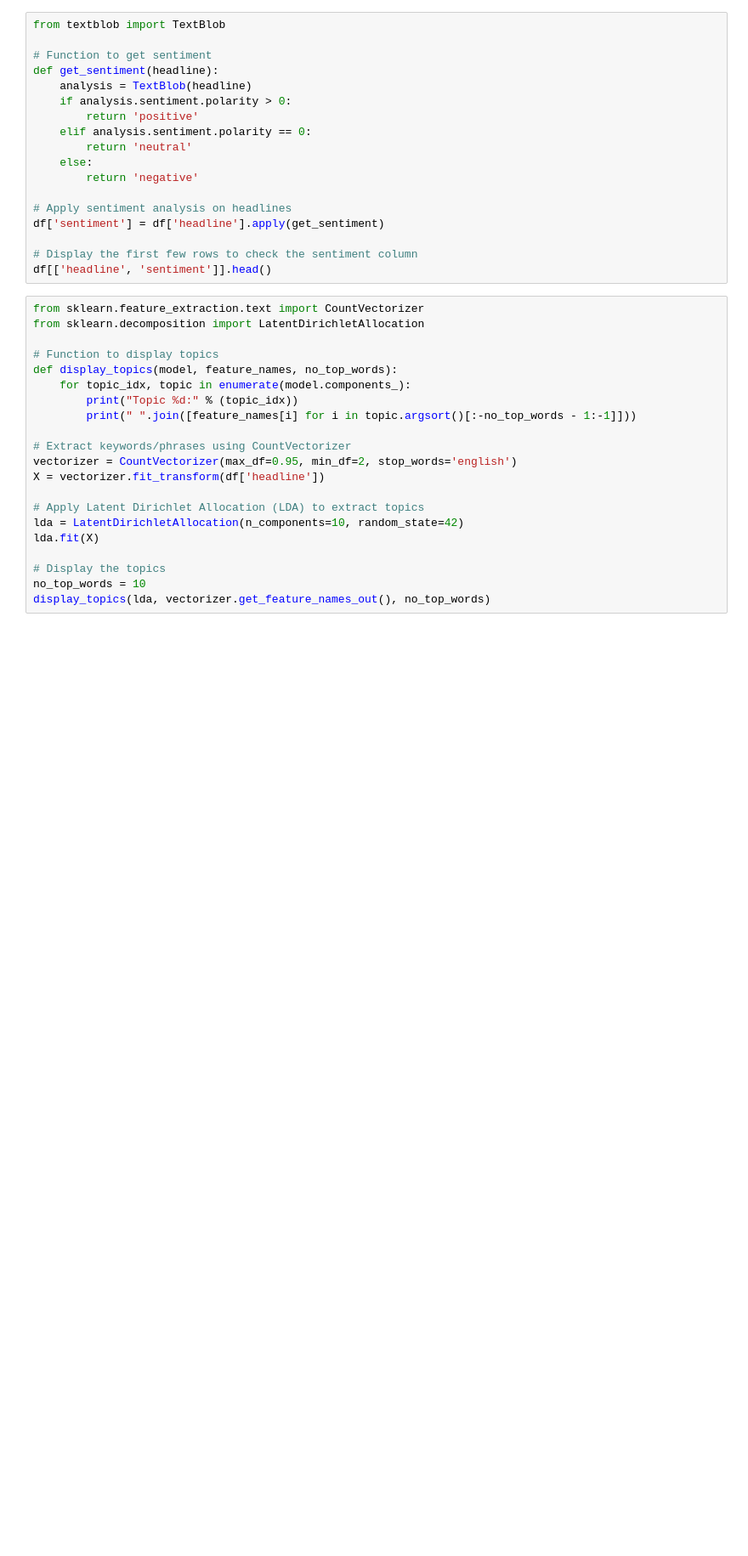
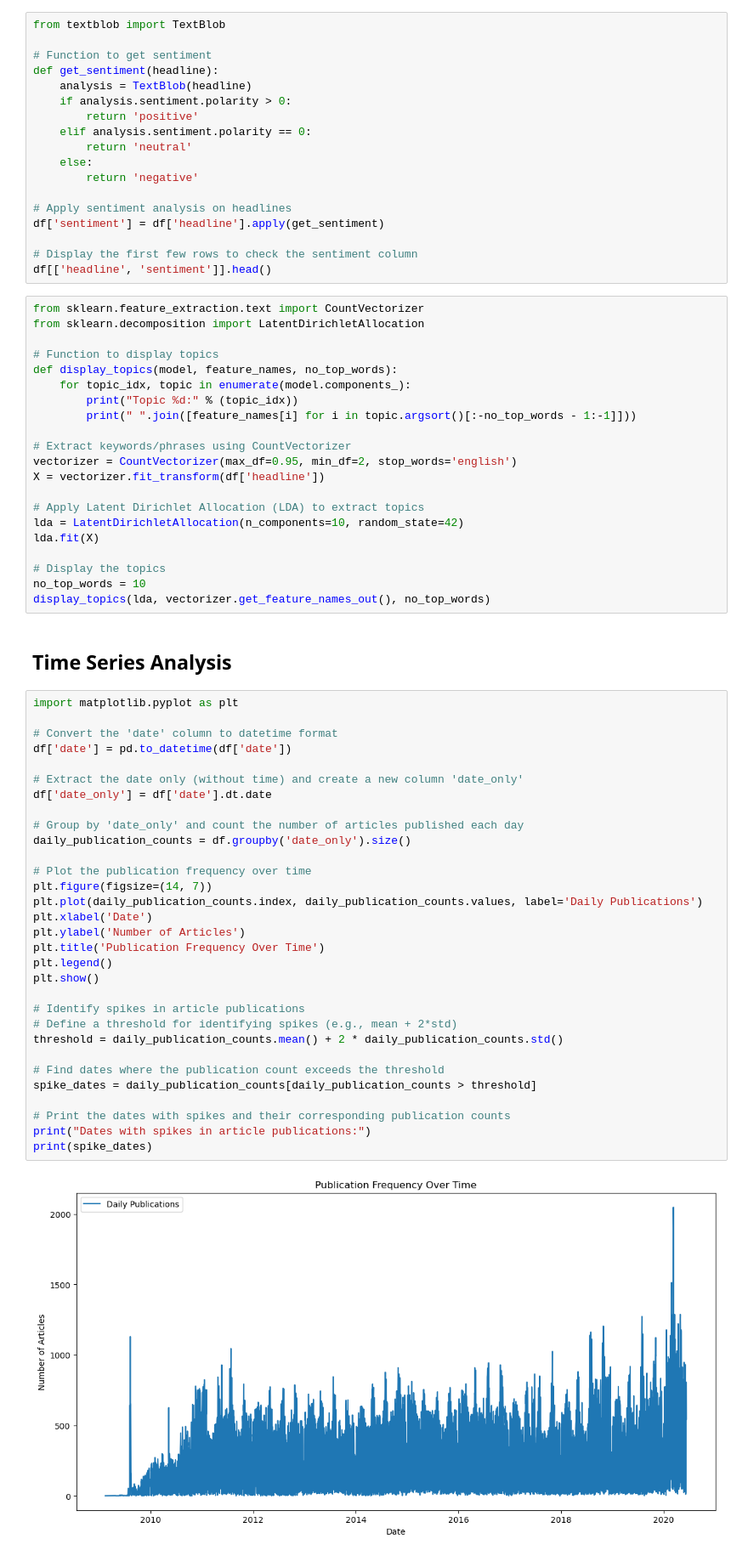
Before and after one commit to kebaHailu/TenX, a Jupyter notebook: src/notebooks/Exploratory_Data_Analysis.ipynb, the cells around one changed output. Shown at 85% size. Saved outputs shown, nothing was run; the diff lists cells and outputs as text; blank space fills up the shorter version.

Commit message:
finish implementation and summerization for exploratory data analysis

```diff
--- a/src/notebooks/Exploratory_Data_Analysis.ipynb
+++ b/src/notebooks/Exploratory_Data_Analysis.ipynb
@@ -173,3 +173,38 @@ lda.fit(X)
 # Display the topics
 no_top_words = 10
 display_topics(lda, vectorizer.get_feature_names_out(), no_top_words)
+# %% [markdown]
+## Time Series Analysis
+# %%
+import matplotlib.pyplot as plt
+
+# Convert the 'date' column to datetime format
+df['date'] = pd.to_datetime(df['date'])
+
+# Extract the date only (without time) and create a new column 'date_only'
+df['date_only'] = df['date'].dt.date
+
+# Group by 'date_only' and count the number of articles published each day
+daily_publication_counts = df.groupby('date_only').size()
+
+# Plot the publication frequency over time
+plt.figure(figsize=(14, 7))
+plt.plot(daily_publication_counts.index, daily_publication_counts.values, label='Daily Publications')
+plt.xlabel('Date')
+plt.ylabel('Number of Articles')
+plt.title('Publication Frequency Over Time')
+plt.legend()
+plt.show()
+
+# Identify spikes in article publications
+# Define a threshold for identifying spikes (e.g., mean + 2*std)
+threshold = daily_publication_counts.mean() + 2 * daily_publication_counts.std()
+
+# Find dates where the publication count exceeds the threshold
+spike_dates = daily_publication_counts[daily_publication_counts > threshold]
+
+# Print the dates with spikes and their corresponding publication counts
+print("Dates with spikes in article publications:")
+print(spike_dates)
+# %% [output]
+[figure, added]
```
Also changed, not shown: parts of 9 cells of this notebook.
